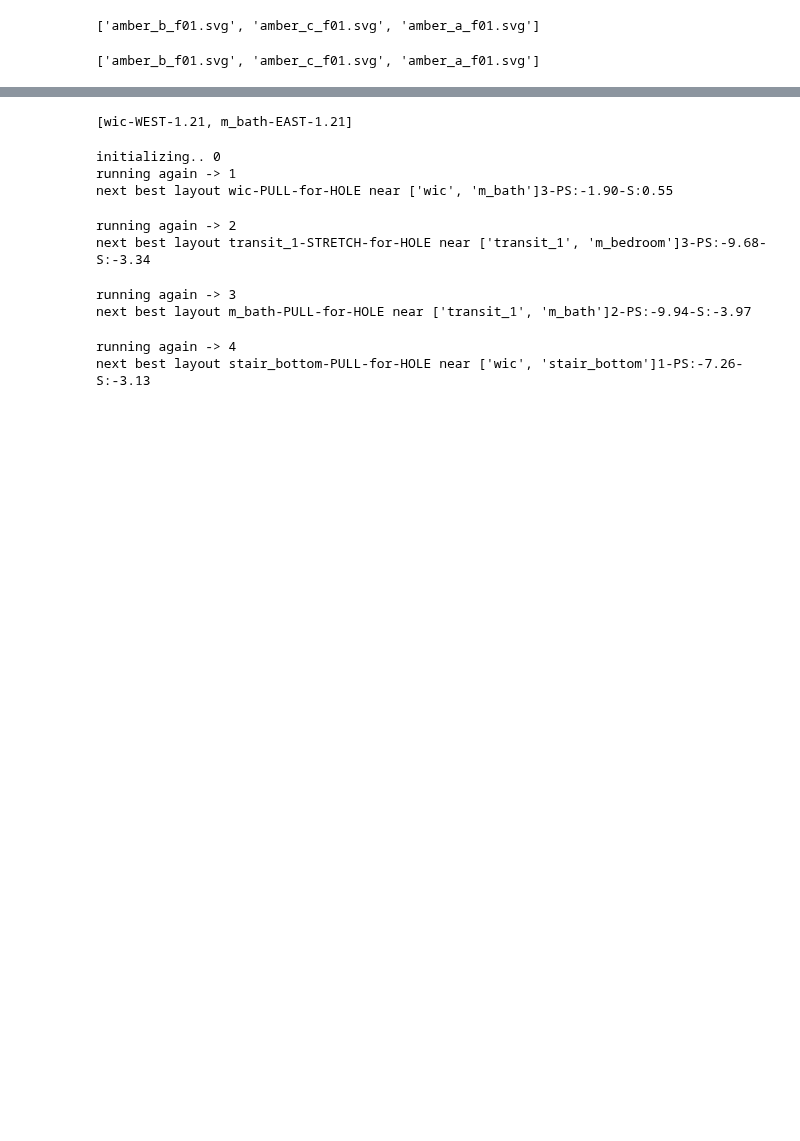
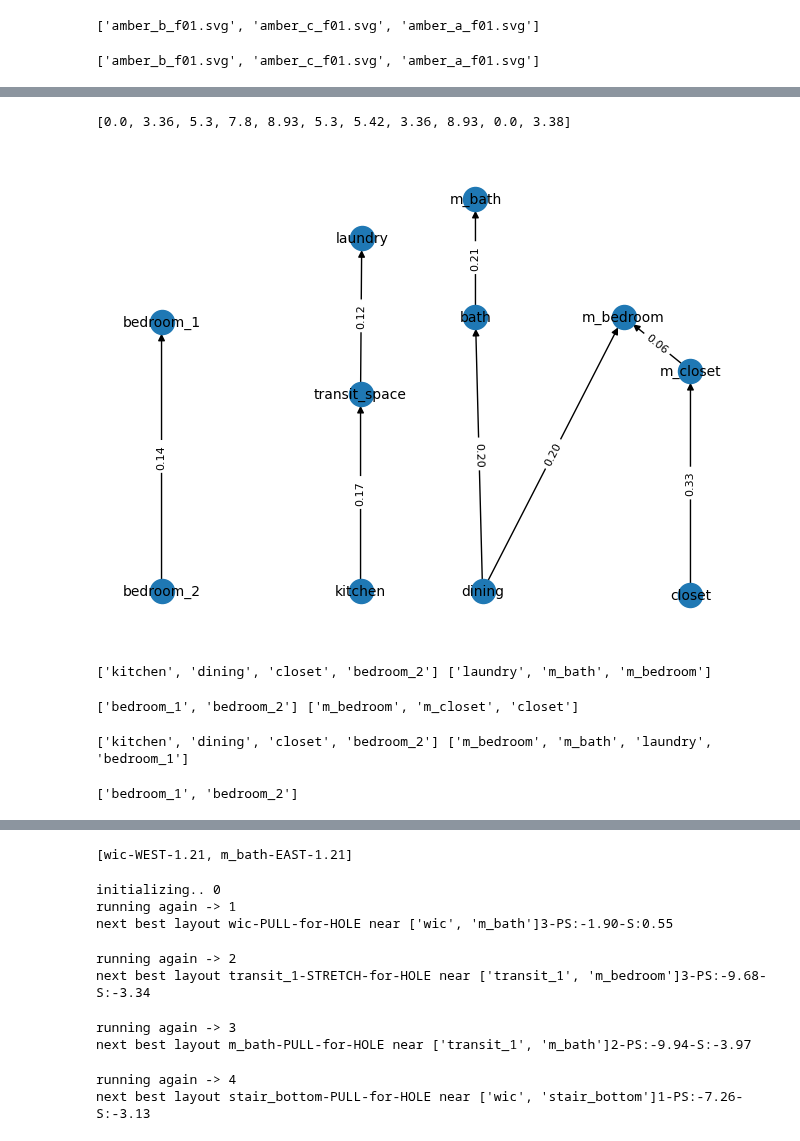
Before and after one commit to juliet29/svg2plan, a Jupyter notebook: _notebooks/stage_2_nbs/t2_scraps.ipynb, the cells around one changed output, grey strips where cells are left out. Saved outputs shown, nothing was run; the diff lists cells and outputs as text; code cells hidden in the pictures; blank space fills up the shorter version.

```diff
--- a/_notebooks/stage_2_nbs/t2_scraps.ipynb
+++ b/_notebooks/stage_2_nbs/t2_scraps.ipynb
@@ -51,0 +128,12 @@ Gx, Gy = graphs
+# %%
+coordinates = pos
+x_values = [coord[0] for coord in coordinates.values()]
+y_values = [coord[1] for coord in coordinates.values()]
+
+x_values
+# %% [output]
+[0.0, 3.36, 5.3, 7.8, 8.93, 5.3, 5.42, 3.36, 8.93, 0.0, 3.38]
+# %%
+draw_digraph(Gy, domains)
+# %% [output]
+[figure, added]
@@ -51,0 +142,22 @@ Gx, Gy = graphs
+# %%
+south_nodes, *_, north_nodes = [i for i in nx.topological_generations(Gy)]
+
+print(south_nodes, north_nodes)
+# %% [output]
+['kitchen', 'dining', 'closet', 'bedroom_2'] ['laundry', 'm_bath', 'm_bedroom']
+# %%
+roots = [n[0] for n in Gx.in_degree if n[1] == 0]
+leaves = [n[0] for n in Gx.out_degree if n[1] == 0]
+print(roots, leaves)
+# %% [output]
+['bedroom_1', 'bedroom_2'] ['m_bedroom', 'm_closet', 'closet']
+# %%
+roots = [n[0] for n in Gy.in_degree if n[1] == 0]
+leaves = [n[0] for n in Gy.out_degree if n[1] == 0]
+print(roots, leaves)
+# %% [output]
+['kitchen', 'dining', 'closet', 'bedroom_2'] ['m_bedroom', 'm_bath', 'laundry', 'bedroom_1']
+# %%
+west_nodes
+# %% [output]
+['bedroom_1', 'bedroom_2']
```
Also changed, not shown: parts of 15 cells of this notebook, 6 other files.
